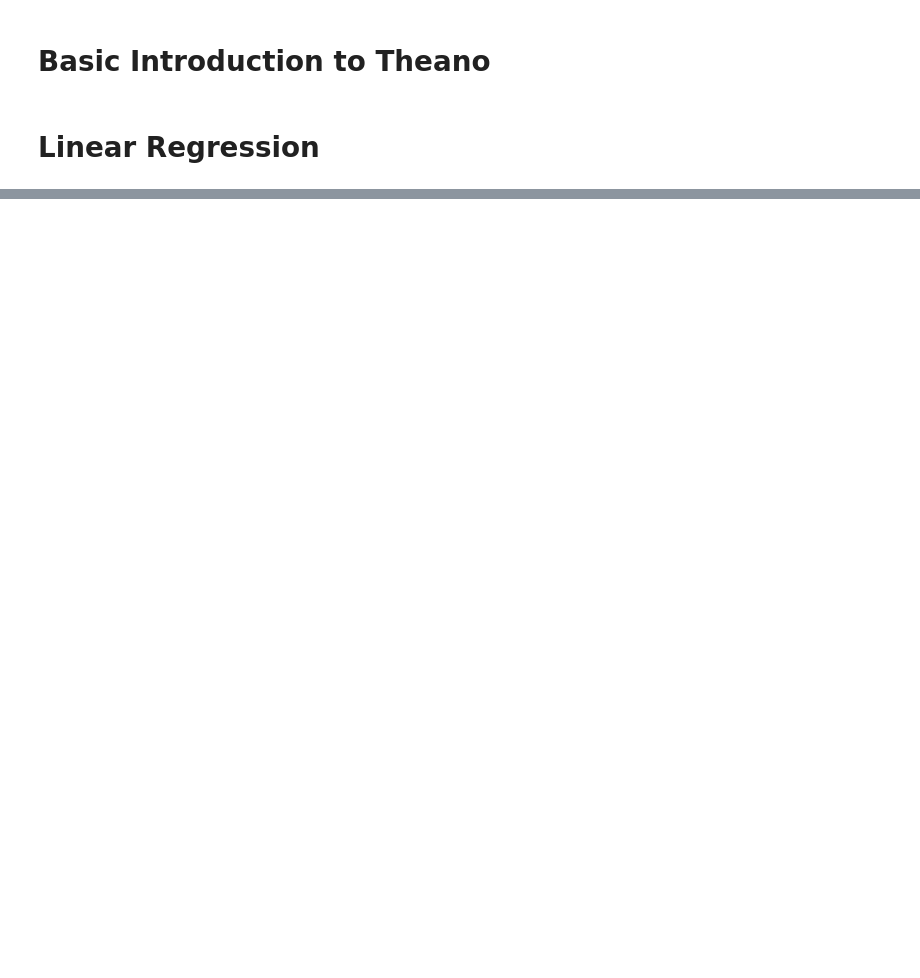
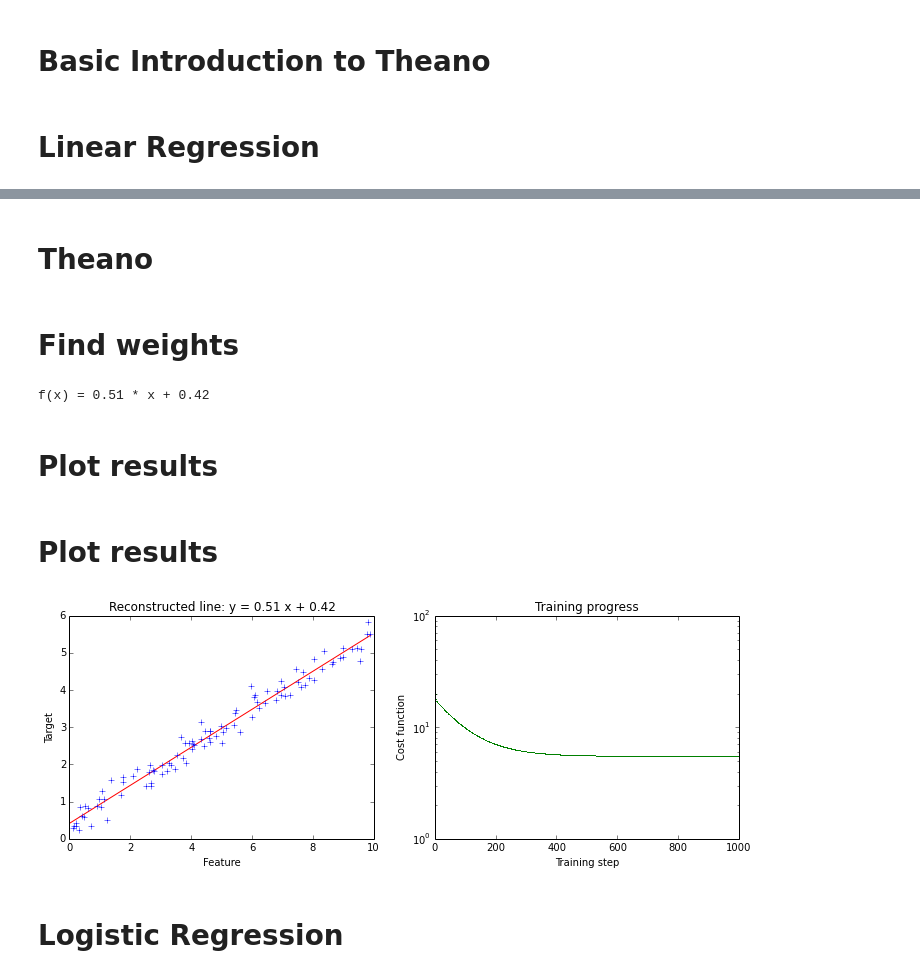
Before and after one commit to TomaszGolan/mlScratchpad, a Jupyter notebook: mlScratchpad_presentation.ipynb, the cells around one changed output, grey strips where cells are left out. Saved outputs shown, nothing was run; the diff lists cells and outputs as text; code cells hidden in the pictures; blank space fills up the shorter version.

Commit message:
Presentation: logistic regression

```diff
--- a/mlScratchpad_presentation.ipynb
+++ b/mlScratchpad_presentation.ipynb
@@ -53,0 +89,2 @@ display(HTML(s))
+# %% [markdown]
+# Theano
@@ -53,0 +119,50 @@ display(HTML(s))
+# %% [markdown]
+# Find weights
+# %%
+### TRAIN ###
+
+costs = [] # value of cost function in each training step
+
+for i in range(nTrainSteps): costs.append(train(X, Y))
+
+print "f(x) = %.2f * x + %.2f" % (w.get_value(), b.get_value())
+# %% [output]
+f(x) = 0.51 * x + 0.42
+# %% [markdown]
+# Plot results
+# %%
+def plotMe(): # just to fit on a slide
+    fig, plots = plt.subplots(1,2) # create a 1x2 grid of plots
+    fig.set_size_inches((2, 1) * fig.get_size_inches()) # double horizontal size of figure
+
+    # first plot
+
+    plots[0].set_title('Reconstructed line: y = %.2f x + %.2f' % (w.get_value(), b.get_value()))
+    plots[0].set_xlabel('Feature')
+    plots[0].set_ylabel('Target')
+
+    u = numpy.arange(0, 10, 0.1)
+
+    plots[0].plot(u, w.get_value() * u + b.get_value(), 'r', X, Y, '+')
+
+    # second plot
+
+    plots[1].set_title('Training progress')
+    plots[1].set_xlabel('Training step')
+    plots[1].set_ylabel('Cost function')
+
+    u = numpy.arange(0, nTrainSteps, 1)
+
+    plt.ylim([1, 100])
+    plots[1].set_yscale('log')
+    plots[1].plot(u, costs, 'g,')
+
+    plt.show()
+# %% [markdown]
+# Plot results
+# %%
+plotMe()
+# %% [output]
+[figure, added]
+# %% [markdown]
+# Logistic Regression
```
Also changed, not shown: parts of 42 cells of this notebook, 1 other file.
